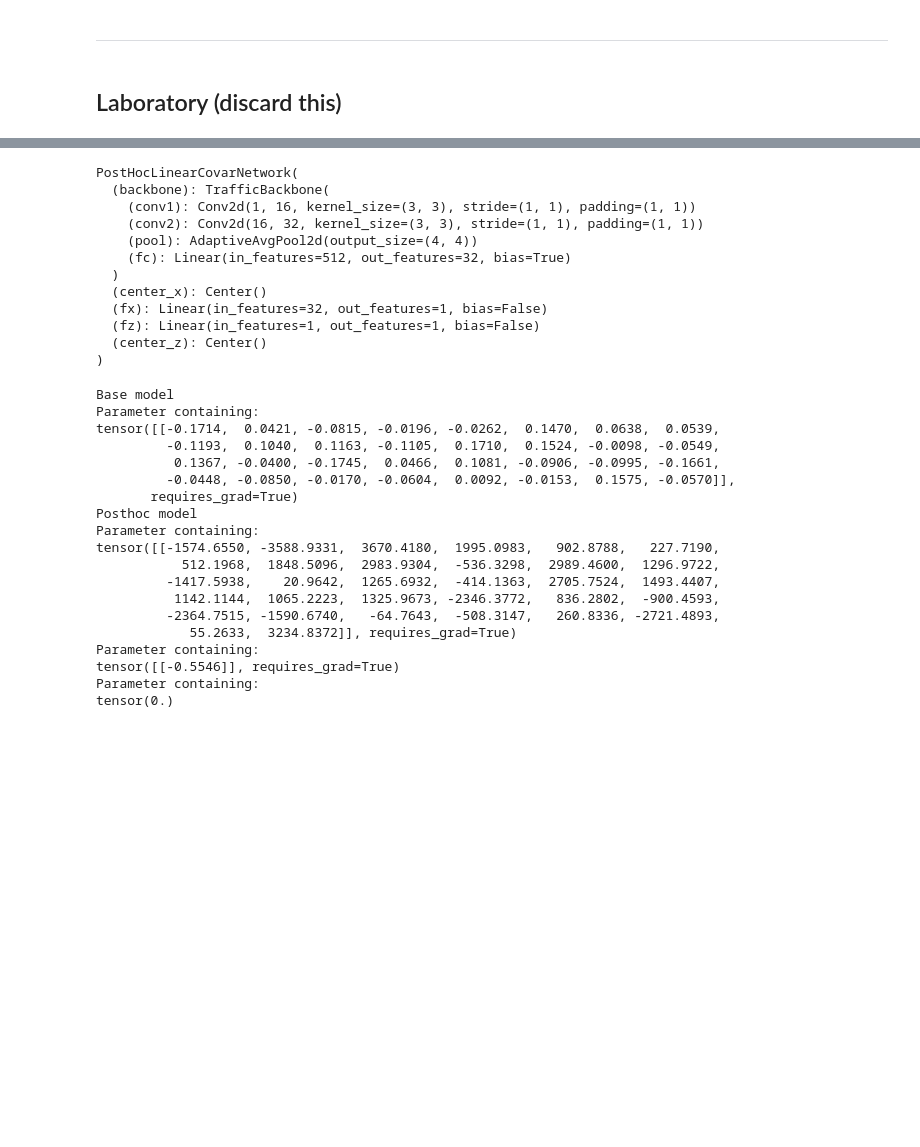
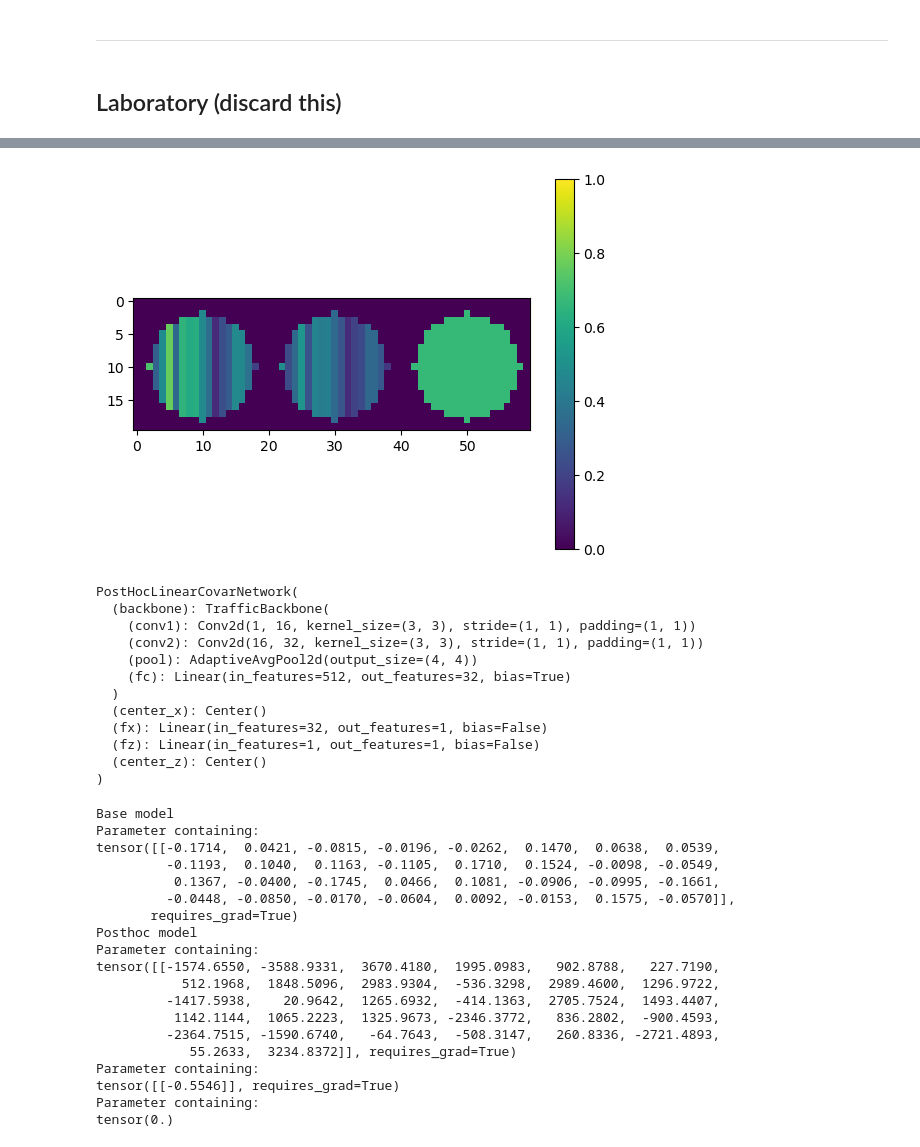
Before and after one commit to mpff/cocodeel, a Jupyter notebook: experiments/simulation_images/1-simulation.ipynb, the cells around one changed output, grey strips where cells are left out. Drawn from its saved outputs; the diff is of its cells as text; code cells hidden in the pictures; blank space fills up the shorter version.

```diff
--- a/experiments/simulation_images/1-simulation.ipynb
+++ b/experiments/simulation_images/1-simulation.ipynb
@@ -386,0 +465,80 @@ for n in [200, 400, 800, 1600, 3200, 6400, 12800, 25600]:
+# %%
+# 1. Covariate Z
+Z = torch.rand(n, n_covars)  # uniform(0,1)
+
+# 2. Latent variables
+v1_raw = torch.rand(n, 1)
+v2_raw = torch.rand(n, 1)
+v3 = torch.rand(n, 1)  # independent
+
+
+# ---------- helper: split a mask into vertical strips ----------
+def split_mask_into_vertical_strips(mask, n_strips):
+    """
+    Split a boolean mask into n_strips vertical strips.
+    Returns a list of boolean masks.
+    """
+    ys, xs = mask.nonzero(as_tuple=True)
+    x_min, x_max = xs.min(), xs.max() + 1
+    width = x_max - x_min
+
+    base = width // n_strips
+    remainder = width % n_strips
+
+    strips = []
+    start = x_min
+    for j in range(n_strips):
+        wj = base + (1 if j < remainder else 0)
+        end = start + wj
+
+        strip = torch.zeros_like(mask)
+        strip[ys, xs] = (xs >= start) & (xs < end)
+        strips.append(strip)
+
+        start = end
+
+    return strips
+
+
+# 3. Build X images.
+X = torch.zeros((n, 1, h, w))
+
+centers = [(h // 2, w // 6), (h // 2, w // 2), (h // 2, 5 * w // 6)]
+
+def circle_mask(h, w, center, radius):
+    Y, Xg = torch.meshgrid(
+        torch.arange(h), torch.arange(w), indexing='ij'
+    )
+    dist = (Xg - center[1])**2 + (Y - center[0])**2
+    return dist <= radius**2
+
+
+mask1 = circle_mask(h, w, centers[0], circle_radius)
+mask2 = circle_mask(h, w, centers[1], circle_radius)
+mask3 = circle_mask(h, w, centers[2], circle_radius)
+
+# Split confounded circles into strips
+mask1_strips = split_mask_into_vertical_strips(mask1, n_covars)
+mask2_strips = split_mask_into_vertical_strips(mask2, n_covars)
+
+# Fill images
+for i in range(n):
+
+    # v1 circle (confounded, split by Z)
+    for j, strip in enumerate(mask1_strips):
+        v1_ij = (1 - cv1) * v1_raw[i] + cv1 * Z[i, j]
+        X[i, 0][strip] = v1_ij
+
+    # v2 circle (confounded, split by Z)
+    for j, strip in enumerate(mask2_strips):
+        v2_ij = (1 - cv2) * v2_raw[i] + cv2 * Z[i, j]
+        X[i, 0][strip] = v2_ij
+
+    # v3 circle (unconfounded)
+    X[i, 0][mask3] = v3[i]
+
+
+# Visualization
+plt.imshow(X[0, 0], vmin=0, vmax=1)
+plt.colorbar()
+# %% [output]
@@ -387,3 +546,4 @@ for n in [200, 400, 800, 1600, 3200, 6400, 12800, 25600]:
+[figure, added]
 # %%
 # Manual testing.
 
```
Also changed, not shown: parts of 6 cells of this notebook, 3 other files.
